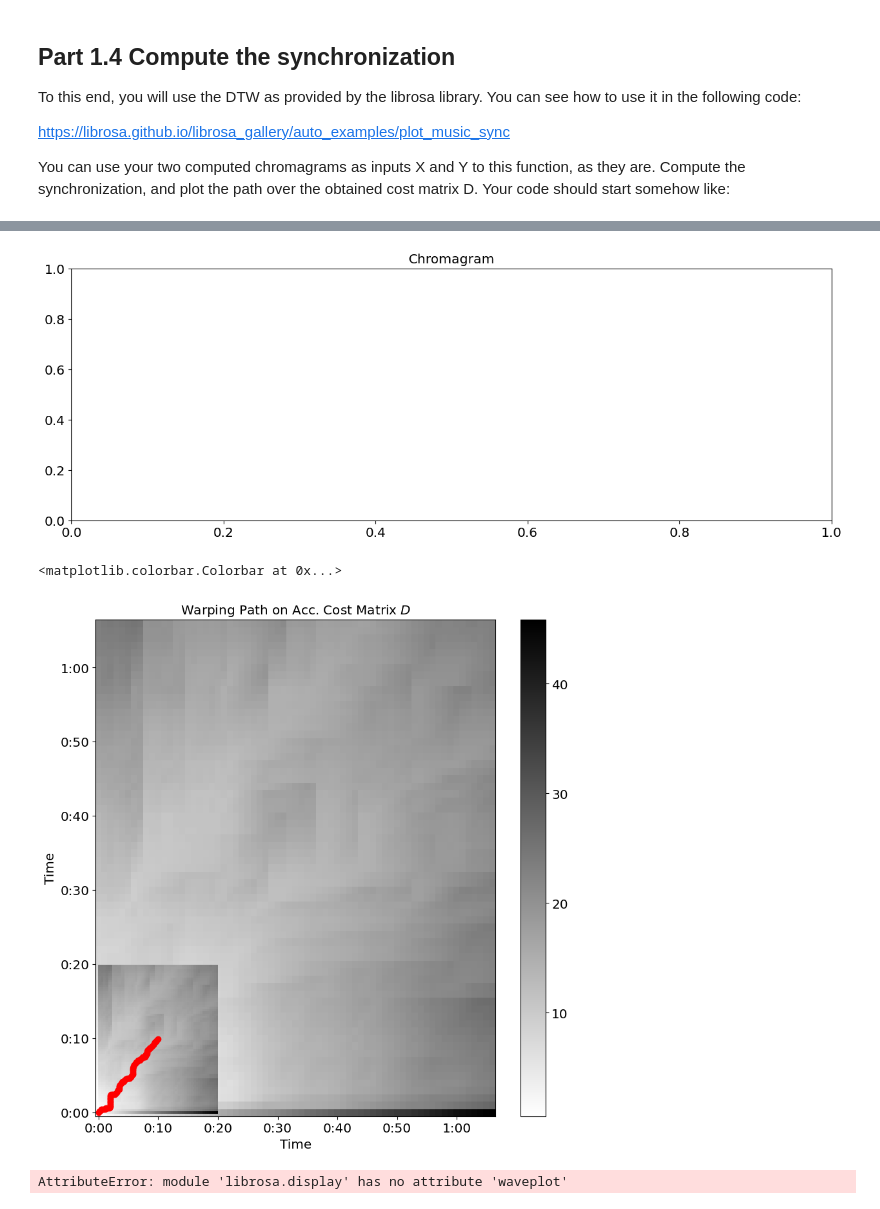
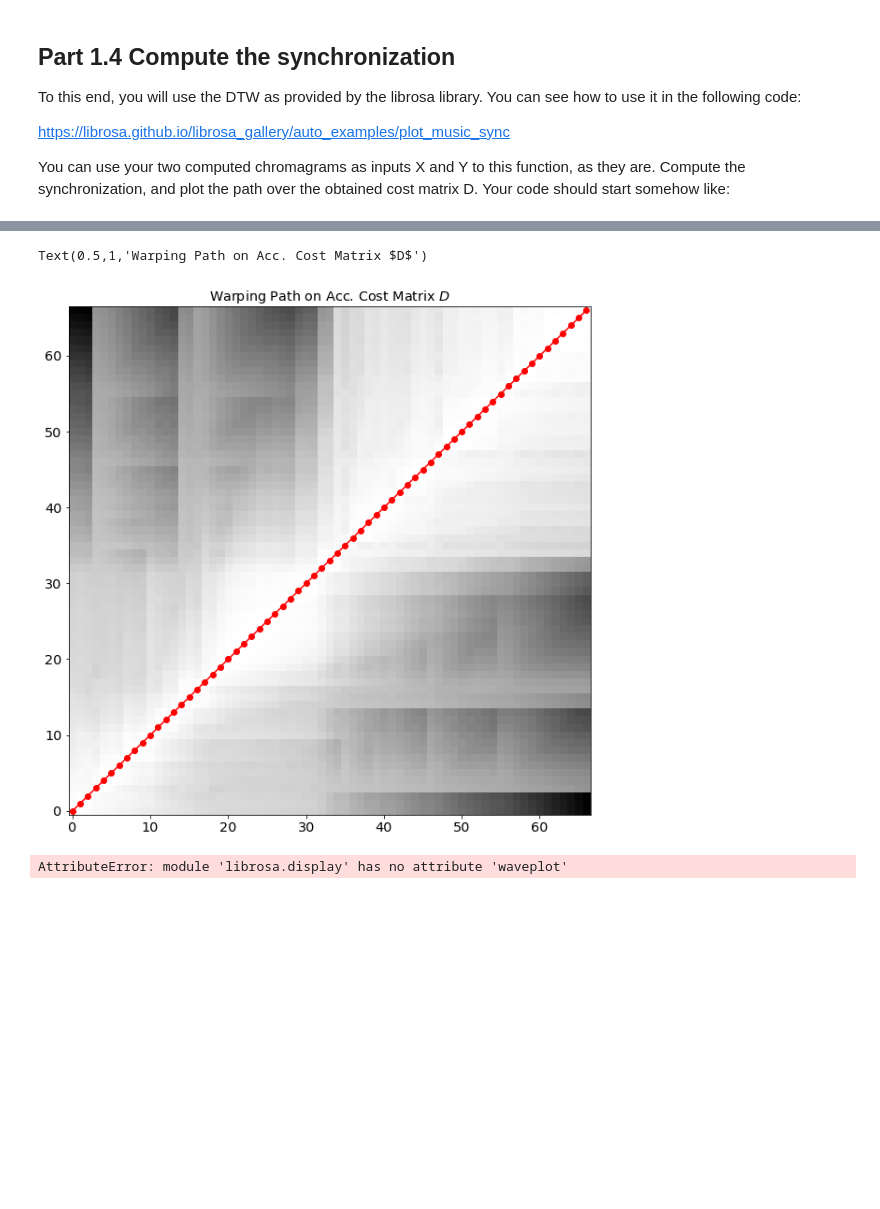
Before and after one commit to simoclemens/KTH-MusicInformaticsLabs, a Jupyter notebook: DT2470_lab03-1.ipynb, the cells around one changed output, grey strips where cells are left out. Drawn from its saved outputs; the diff is of its cells as text; code cells hidden in the pictures; blank space fills up the shorter version.

```diff
--- a/DT2470_lab03-1.ipynb
+++ b/DT2470_lab03-1.ipynb
@@ -94,8 +94,8 @@ def get_samples(filename):
     sample_rate = sound.frame_rate
     return samples, sample_rate
 
-samples1, sample_rate1 = get_samples("Kafene1.wav")
-samples2, sample_rate2 = get_samples("Kafene2.wav")
+samples1, sample_rate1 = get_samples("sample01.wav")
+samples2, sample_rate2 = get_samples("sample01.wav")
 print(len(samples1))
 
 
@@ -268,9 +269,13 @@ https://librosa.github.io/librosa_gallery/auto_examples/plot_music_sync
 
 You can use your two computed chromagrams as inputs X and Y to this function, as they are. Compute the synchronization, and plot the path over the obtained cost matrix D. Your code should start somehow like:
 # %%
-n_fft1 = int(0.15*sample_rate1)
+n_fft1 = int(0.15 * sample_rate1)
+
 hop_size1 = n_fft1
-chroma_stft1 = librosa.feature.chroma_stft(y=samples1, sr=sample_rate1, n_fft=n_fft1, win_length=n_fft1, hop_length=hop_size1)
+chroma_stft1 = librosa.feature.chroma_stft(y=samples1, sr=sample_rate1,
+                                           tuning=0, norm=2,
+                                           n_fft=n_fft1,
+                                           hop_length=hop_size1)
 
 plt.figure(figsize=(20, 4))
 librosa.display.specshow(chroma_stft1, cmap='gray_r')
@@ -280,10 +285,13 @@ librosa.display.specshow(chroma_stft1, cmap='gray_r')
 plt.title("Chromagram")
 plt.show()
 
-n_fft2 = int(0.15*sample_rate2)
+n_fft2 = int(0.15 * sample_rate2)
 hop_size2 = n_fft2
 
-chroma_stft2 = librosa.feature.chroma_stft(y=samples2, sr=sample_rate2, n_fft=n_fft2,hop_length=hop_size2)
+chroma_stft2 = librosa.feature.chroma_stft(y=samples2, sr=sample_rate2,
+                                           tuning=0, norm=2,
+                                           n_fft=n_fft2,
+                                           hop_length=hop_size2)
 
 plt.figure(figsize=(20, 4))
 librosa.display.specshow(chroma_stft2, cmap='gray_r')
@@ -294,25 +303,23 @@ librosa.display.specshow(chroma_stft2, cmap='gray_r')
 # %%
 import librosa
 import librosa.display
-# Plot the spectrogram
-plt.title("Chromagram")
-plt.show()
 
 D, wp = librosa.sequence.dtw(X=chroma_stft1, Y=chroma_stft2, metric='cosine')
-wp_s = np.asarray(wp) * hop_size1 / sample_rate1
+wp_s = np.asarray(wp) * hop_size1 / n_fft1
 
 fig = plt.figure(figsize=(10, 10))
 ax = fig.add_subplot(111)
-librosa.display.specshow(D, x_axis='time', y_axis='time',
-                         cmap='gray_r', hop_length=hop_size1)
-imax = ax.imshow(D, cmap=plt.get_cmap('gray_r'),
+#librosa.display.specshow(D, x_axis='time', y_axis='time',
+                         #cmap='gray_r', hop_length=hop_size1)
+
+ax.imshow(D, cmap=plt.get_cmap('gray_r'),
                  origin='lower', interpolation='nearest', aspect='auto')
+
 ax.plot(wp_s[:, 1], wp_s[:, 0], marker='o', color='r')
 plt.title('Warping Path on Acc. Cost Matrix $D$')
-plt.colorbar()
+#plt.colorbar()
 # %% [output]
+Text(0.5,1,'Warping Path on Acc. Cost Matrix $D$')
-[figure, old version]
+[figure, new version]
-<matplotlib.colorbar.Colorbar at 0x...>
-[figure, removed]
 # %%
 import matplotlib
```
Also changed, not shown: parts of 6 cells of this notebook, 1 other file.
